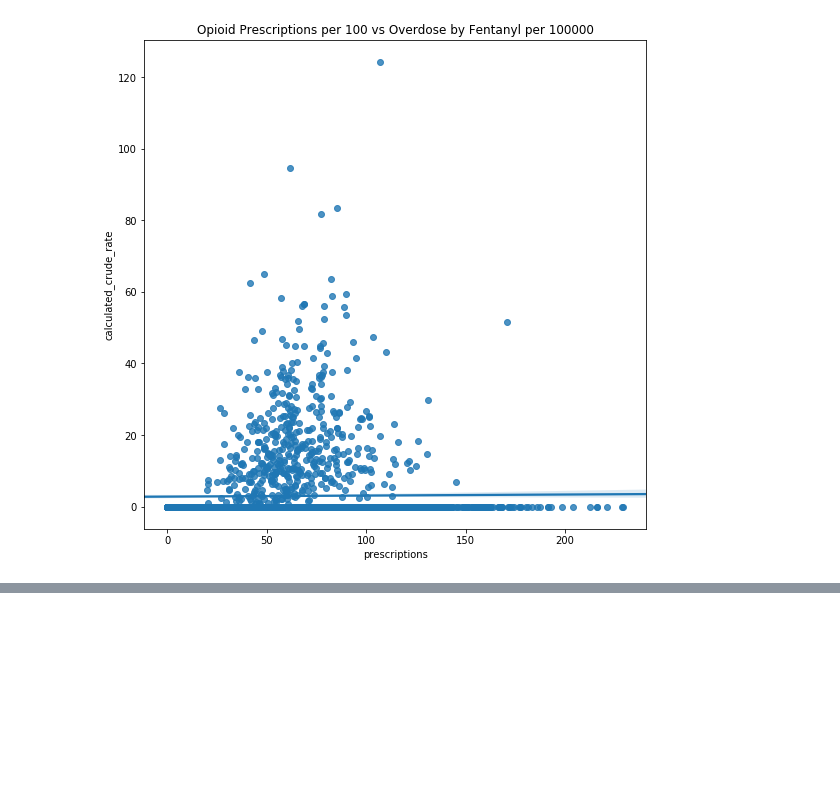
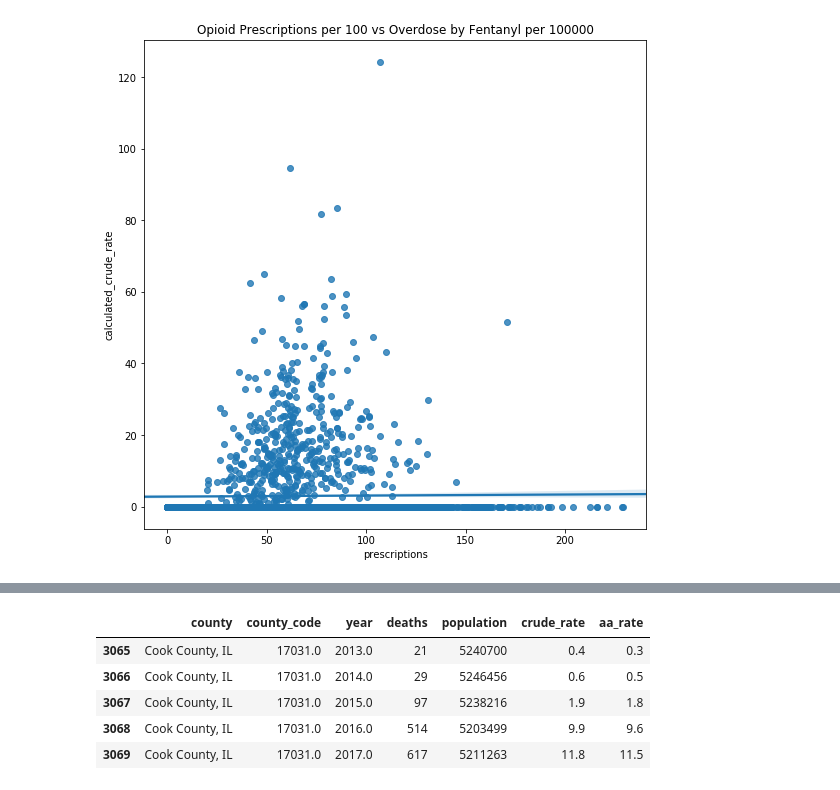
Before and after one commit to steve-riesenberg/fentanyl-project, a Jupyter notebook: Fentanyl-Project.ipynb, the cells around one changed output, grey strips where cells are left out. Saved outputs shown, nothing was run; the diff lists cells and outputs as text; code cells hidden in the pictures; blank space fills up the shorter version.

```diff
--- a/Fentanyl-Project.ipynb
+++ b/Fentanyl-Project.ipynb
@@ -544,0 +570,9 @@ plt.show()
+# %%
+df[df.county == 'Cook County, IL']
+# %% [output]
+|  | county | county_code | year | deaths | population | crude_rate | aa_rate |
+| 3065 | Cook County, IL | 17031.0 | 2013.0 | 21 | 5240700 | 0.4 | 0.3 |
+| 3066 | Cook County, IL | 17031.0 | 2014.0 | 29 | 5246456 | 0.6 | 0.5 |
+| 3067 | Cook County, IL | 17031.0 | 2015.0 | 97 | 5238216 | 1.9 | 1.8 |
+| 3068 | Cook County, IL | 17031.0 | 2016.0 | 514 | 5203499 | 9.9 | 9.6 |
+| 3069 | Cook County, IL | 17031.0 | 2017.0 | 617 | 5211263 | 11.8 | 11.5 |
```
Also changed, not shown: parts of 2 cells of this notebook, 1 other file.
